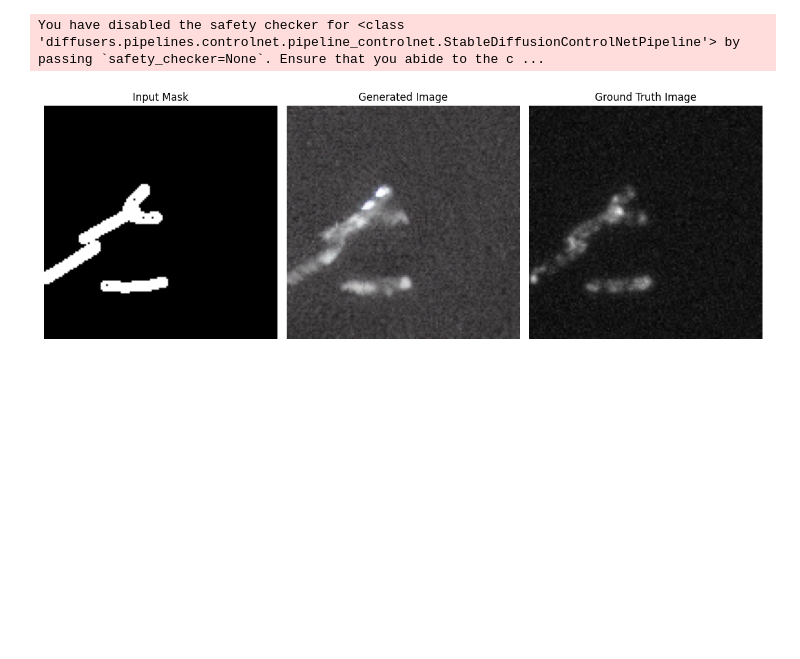
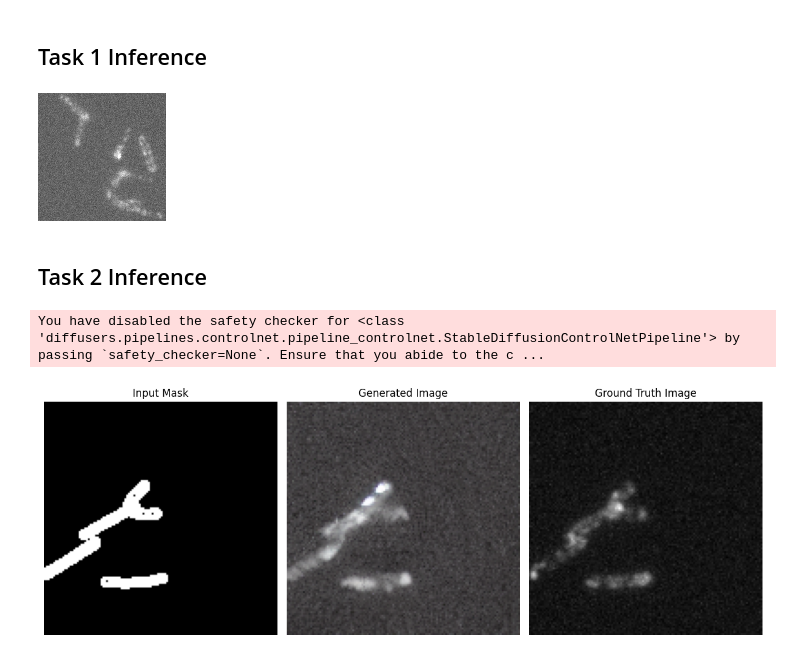
Before and after one commit to IAmSuyogJadhav/diffusion-mito, a Jupyter notebook: inference.ipynb, the cells around one changed output. Cells and saved outputs as stored; diff of their text form; code cells hidden in the pictures; blank space fills up the shorter version.

```diff
--- a/scratch.ipynb
+++ b/inference.ipynb
@@ -26,3 +1,24 @@
+# %% [markdown]
+## Task 1 Inference
+# %%
+from diffusers import DDPMScheduler, UNet2DModel, DDPMPipeline
+import torch
+from tqdm.auto import tqdm
+import matplotlib.pyplot as plt
+
+# Load model
+model = UNet2DModel.from_pretrained("models/T1-noisy/unet").to("cuda")
+
+# Initialize noise scheduler
+noise_scheduler = DDPMScheduler(num_train_timesteps=1000)
+# generator=torch.manual_seed(1234)
+# %%
+pipe = DDPMPipeline(unet=model, scheduler=noise_scheduler)
+pipe(batch_size=16).images[0]
+# %% [output]
+[figure, added]
+# %% [markdown]
+## Task 2 Inference
 # %%
 from diffusers import StableDiffusionControlNetPipeline, ControlNetModel, UniPCMultistepScheduler
 from diffusers.utils import load_image
```
Also changed, not shown: parts of 5 cells of this notebook, 50 other files.
